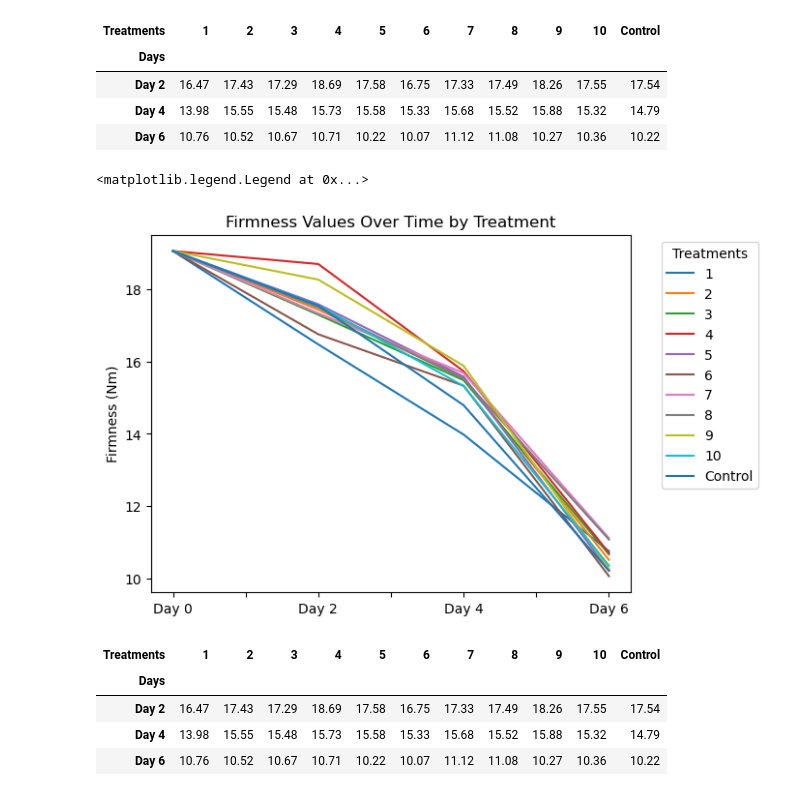
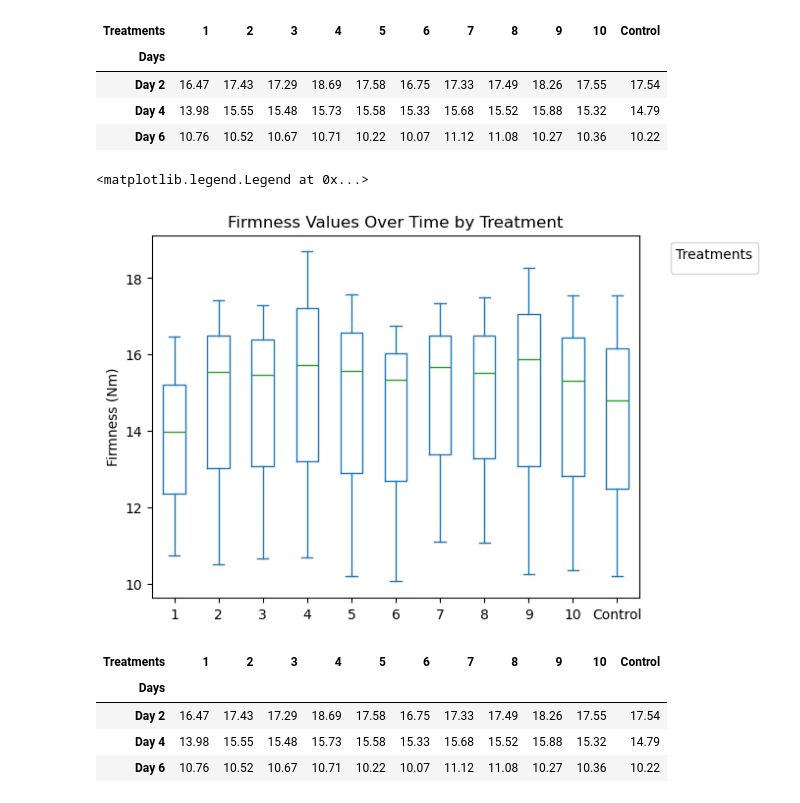
Before and after one commit to saqlineniam/Coating, a Jupyter notebook: color.ipynb, the cells around one changed output. Saved outputs shown, nothing was run; the diff lists cells and outputs as text; code cells hidden in the pictures.

```diff
--- a/color.ipynb
+++ b/color.ipynb
@@ -78,13 +78,13 @@ day0 = pd.Series([19.05] * len(df.columns), index=df.columns)
 df = pd.concat([pd.DataFrame([day0], index=['Day 0']), df])
 df = df.sort_index()
 # %%
-ax = df.plot(kind = 'line')
+ax = df.plot(kind = 'box')
 ax.set_ylabel('Firmness (Nm)')
 ax.set_title('Firmness Values Over Time by Treatment')
 ax.legend(title='Treatments', bbox_to_anchor=(1.05, 1), loc='upper left')
 # %% [output]
 <matplotlib.legend.Legend at 0x...>
-[figure, old version]
+[figure, new version]
 # %%
 df
 # %% [output]
```
